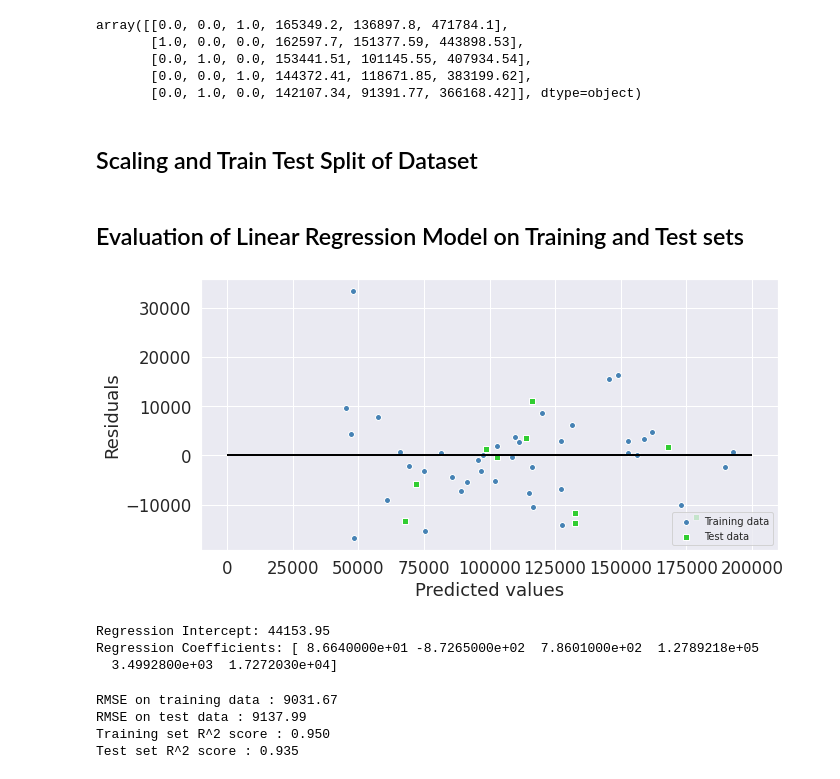
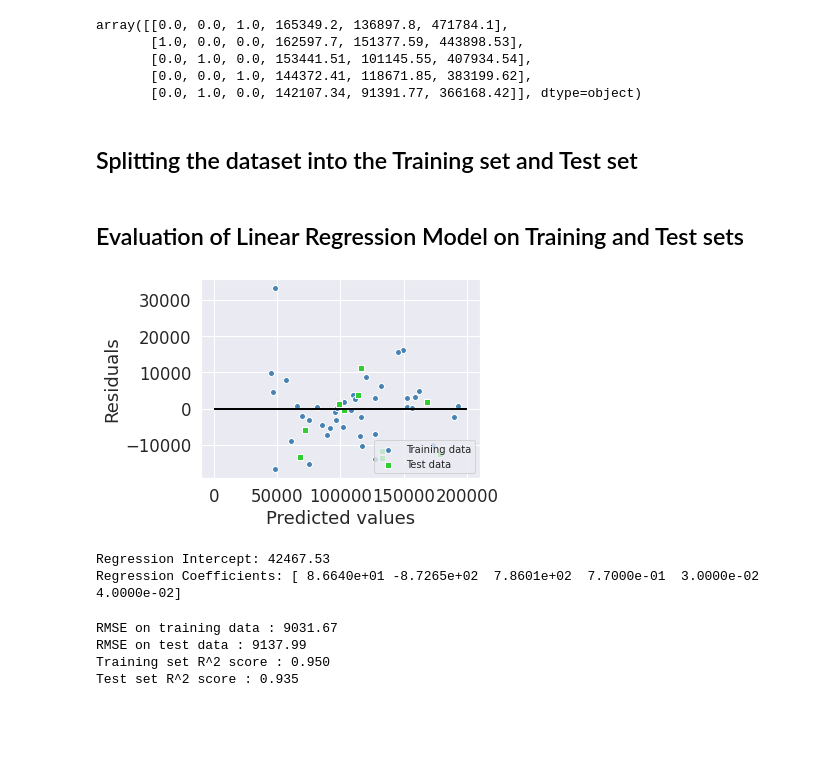
Before and after one commit to jnielsonresearch/Machine-Learning-Templates, a Jupyter notebook: Classification/Classification_models.ipynb, the cells around one changed output. Drawn from its saved outputs; the diff is of its cells as text; code cells hidden in the pictures; blank space fills up the shorter version.

```diff
--- a/Classification/Classification_models.ipynb
+++ b/Classification/Classification_models.ipynb
@@ -152,52 +127,44 @@ array([[0.0, 0.0, 1.0, 165349.2, 136897.8, 471784.1],
        [0.0, 1.0, 0.0, 153441.51, 101145.55, 407934.54],
        [0.0, 0.0, 1.0, 144372.41, 118671.85, 383199.62],
        [0.0, 1.0, 0.0, 142107.34, 91391.77, 366168.42]], dtype=object)
-# %% [markdown]
-## Scaling and Train Test Split of Dataset
+# %% [markdown]
+## Splitting the dataset into the Training set and Test set
 # %%
 from sklearn.model_selection import train_test_split
 X_train, X_test, y_train, y_test = train_test_split(X, y, test_size = 0.2, random_state = 0)
-# %%
-from sklearn.preprocessing import MinMaxScaler
-scaler = MinMaxScaler()
-X_train= scaler.fit_transform(X_train)
-X_test = scaler.transform(X_test)
 # %% [markdown]
 ## Evaluation of Linear Regression Model on Training and Test sets
 # %%
 from sklearn.linear_model import LinearRegression
 lr = LinearRegression()
 lr.fit(X_train, y_train)
 
 y_train_pred = lr.predict(X_train)
 y_test_pred = lr.predict(X_test)
 
-# Plot of Residuals and Predicted Values on Training and Test sets
-plt.figure(figsize=(10,5))
 plt.scatter(y_train_pred,  y_train_pred - y_train,
             c='steelblue', marker='o', edgecolor='white',
             label='Training data')
 plt.scatter(y_test_pred,  y_test_pred - y_test,
             c='limegreen', marker='s', edgecolor='white',
             label='Test data')
 plt.xlabel('Predicted values')
 plt.ylabel('Residuals')
 plt.legend(loc='upper left')
 plt.hlines(y=0, xmin=0, xmax=200000, color='black', lw=2)
 plt.tight_layout()
 plt.legend(loc='lower right',prop={'size': 10})
 plt.show()
 # %% [output]
-[figure, old version]
+[figure, new version]
 # %%
 # Regression Intercept and Coefficients
 
 print('Regression Intercept: {}'.format(round(lr.fit(X_train, y_train).intercept_,2)))
 print('Regression Coefficients: {}'.format(np.round(lr.fit(X_train, y_train).coef_,2)))
 # %% [output]
-Regression Intercept: 44153.95
-Regression Coefficients: [ 8.6640000e+01 -8.7265000e+02  7.8601000e+02  1.2789218e+05
-  3.4992800e+03  1.7272030e+04]
+Regression Intercept: 42467.53
+Regression Coefficients: [ 8.6640e+01 -8.7265e+02  7.8601e+02  7.7000e-01  3.0000e-02  4.0000e-02]
 # %%
 # RMSE and R2 Score on Regression Model
 from sklearn.metrics import mean_squared_error
```
Also changed, not shown: parts of 26 cells of this notebook.
